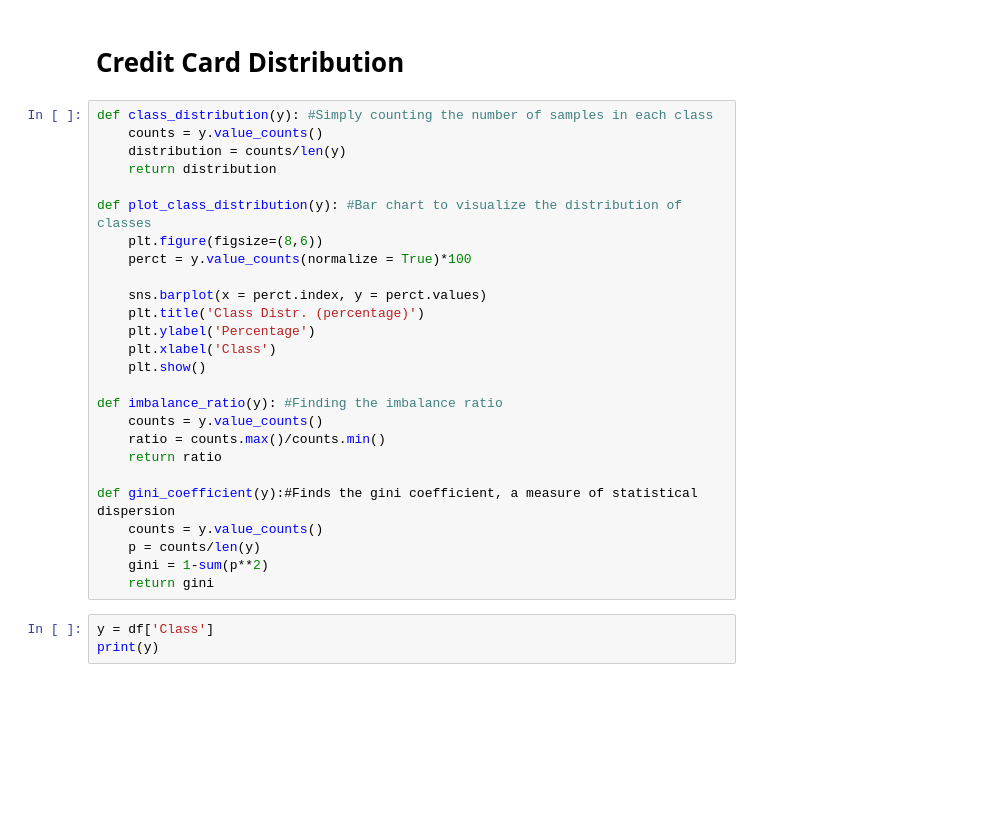
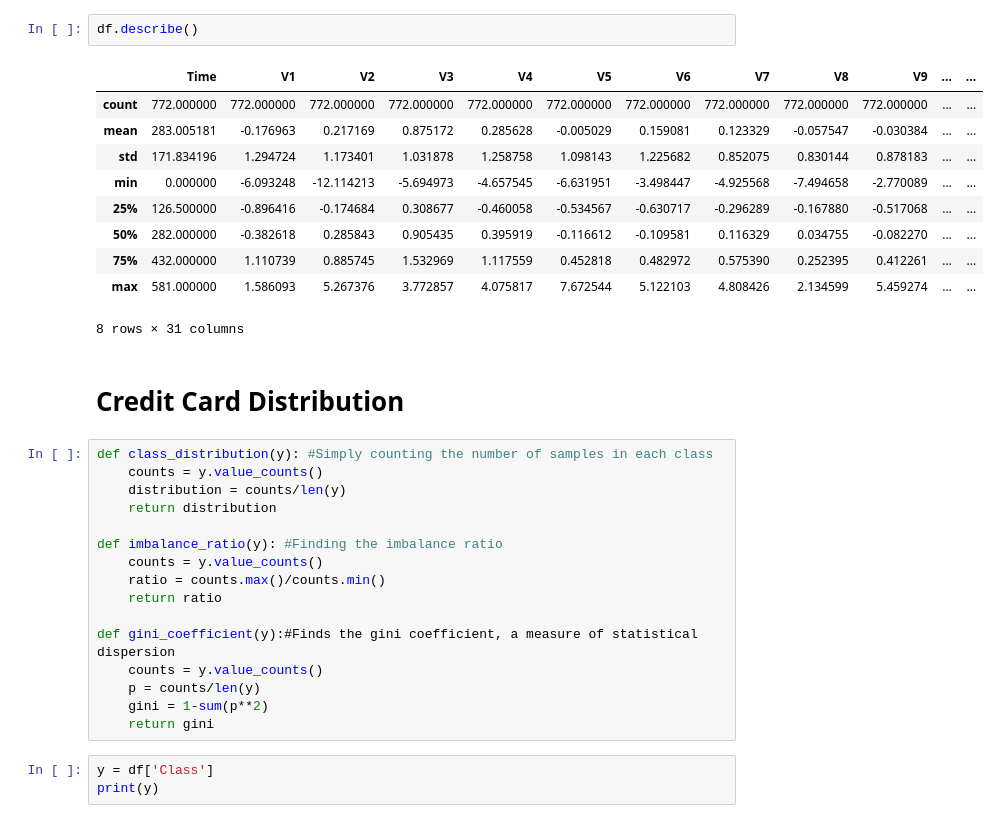
Before and after one commit to Shivam-Verma1/Sampling, a Jupyter notebook: Sampling.ipynb, the cells around one changed output. Cells and saved outputs as stored; diff of their text form; blank space fills up the shorter version.

```diff
--- a/Sampling.ipynb
+++ b/Sampling.ipynb
@@ -31,3 +41,16 @@ memory usage: 187.1 KB
+# %%
+df.describe()
+# %% [output]
+|  | Time | V1 | V2 | V3 | V4 | V5 | V6 | V7 | V8 | V9 | ... | ... |
+| count | 772.000000 | 772.000000 | 772.000000 | 772.000000 | 772.000000 | 772.000000 | 772.000000 | 772.000000 | 772.000000 | 772.000000 | ... | ... |
+| mean | 283.005181 | -0.176963 | 0.217169 | 0.875172 | 0.285628 | -0.005029 | 0.159081 | 0.123329 | -0.057547 | -0.030384 | ... | ... |
+| std | 171.834196 | 1.294724 | 1.173401 | 1.031878 | 1.258758 | 1.098143 | 1.225682 | 0.852075 | 0.830144 | 0.878183 | ... | ... |
+| min | 0.000000 | -6.093248 | -12.114213 | -5.694973 | -4.657545 | -6.631951 | -3.498447 | -4.925568 | -7.494658 | -2.770089 | ... | ... |
+| 25% | 126.500000 | -0.896416 | -0.174684 | 0.308677 | -0.460058 | -0.534567 | -0.630717 | -0.296289 | -0.167880 | -0.517068 | ... | ... |
+| 50% | 282.000000 | -0.382618 | 0.285843 | 0.905435 | 0.395919 | -0.116612 | -0.109581 | 0.116329 | 0.034755 | -0.082270 | ... | ... |
+| 75% | 432.000000 | 1.110739 | 0.885745 | 1.532969 | 1.117559 | 0.452818 | 0.482972 | 0.575390 | 0.252395 | 0.412261 | ... | ... |
+| max | 581.000000 | 1.586093 | 5.267376 | 3.772857 | 4.075817 | 7.672544 | 5.122103 | 4.808426 | 2.134599 | 5.459274 | ... | ... |
+8 rows × 31 columns
 # %% [markdown]
 # Credit Card Distribution
 # %%
@@ -35,16 +58,6 @@ def class_distribution(y): #Simply counting the number of samples in each class
     counts = y.value_counts()
     distribution = counts/len(y)
     return distribution
-
-def plot_class_distribution(y): #Bar chart to visualize the distribution of classes
-    plt.figure(figsize=(8,6))
-    perct = y.value_counts(normalize = True)*100
-
-    sns.barplot(x = perct.index, y = perct.values)
-    plt.title('Class Distr. (percentage)')
-    plt.ylabel('Percentage')
-    plt.xlabel('Class')
-    plt.show()
 
 def imbalance_ratio(y): #Finding the imbalance ratio
     counts = y.value_counts()
```
Also changed, not shown: parts of 14 cells of this notebook.
